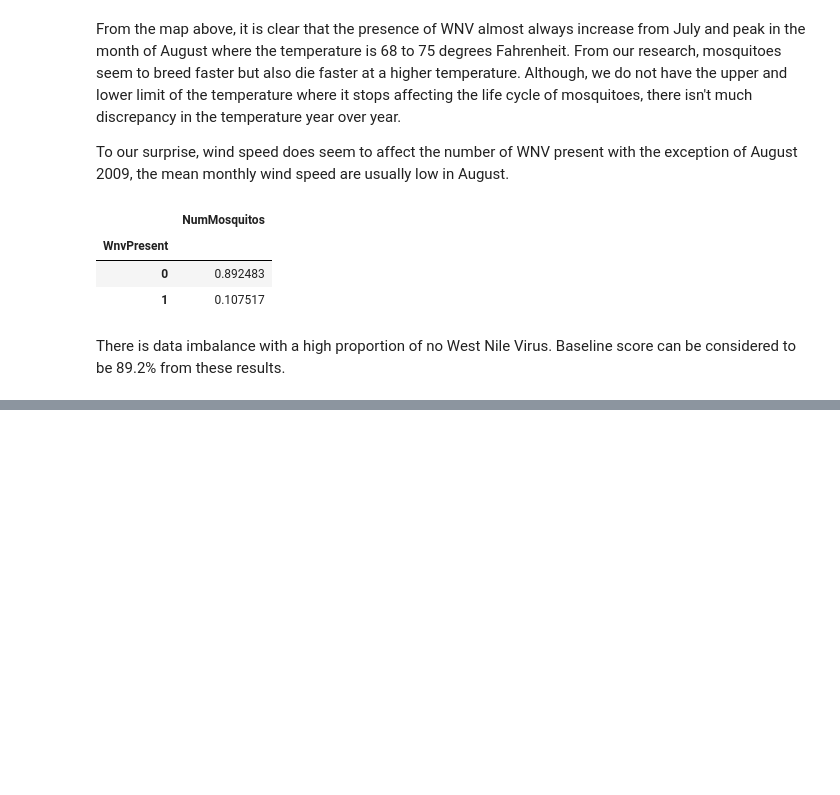
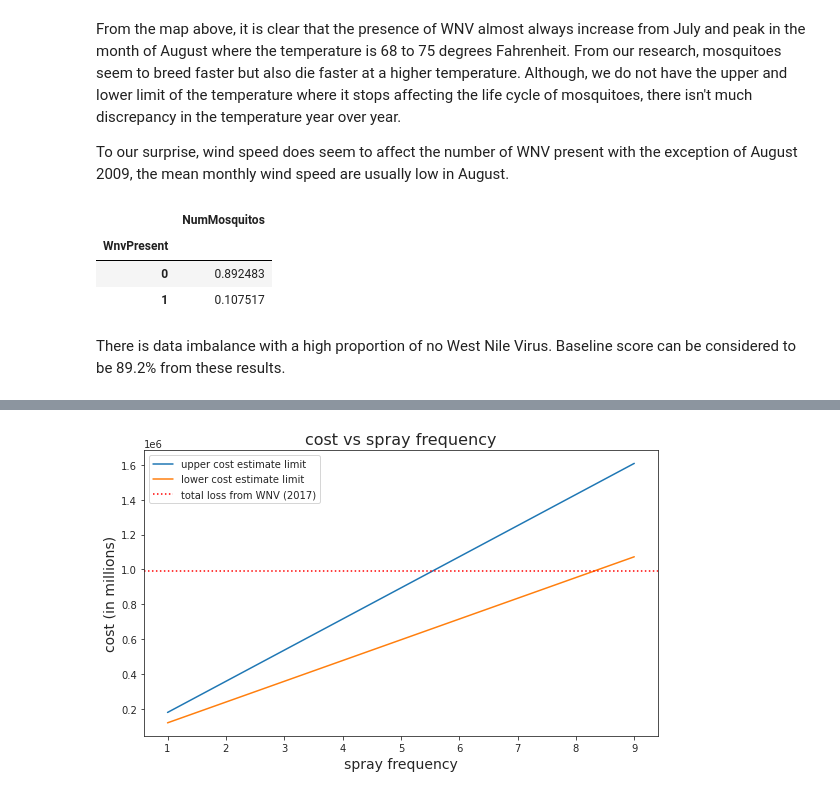
Before and after one commit to henrioei/Binary-Classification-on-West-Nile-Virus, a Jupyter notebook: 1_eda.ipynb, the cells around one changed output, grey strips where cells are left out. Saved outputs shown, nothing was run; the diff lists cells and outputs as text; code cells hidden in the pictures; blank space fills up the shorter version.

```diff
--- a/1_eda.ipynb
+++ b/1_eda.ipynb
@@ -1098,0 +1128,22 @@ There is data imbalance with a high proportion of no West Nile Virus. Baseline s
+# %%
+# max/optimal level of pesticide coverage
+# spraying frequency of twice a month (to cover the mosquito life cycle)
+# 1000 trucks at a time (to cover the whole Chicago)
+max_frequency = 10
+
+plt.figure(figsize=(8,5))
+plt.plot(np.arange(1, max_frequency),
+         np.arange(1, max_frequency) * 149_000*1.2, label = 'upper cost estimate limit')
+plt.plot(np.arange(1, max_frequency),
+         np.arange(1, max_frequency) * 149_000*.8, label = 'lower cost estimate limit')
+plt.axhline(990_000, color='r', linestyle=':', label = 'total loss from WNV (2017)')
+plt.title('cost vs spray frequency', fontsize=16)
+plt.xlabel('spray frequency', fontsize=14)
+plt.ylabel('cost (in millions)', fontsize=14)
+#plt.ylim(0,2000)
+#plt.xlim(0,1000)
+plt.legend()
+plt.tight_layout()
+plt.savefig('cost_benefit')
+# %% [output]
+[figure, added]
```
Also changed, not shown: parts of 2 cells of this notebook, 1 other file.
